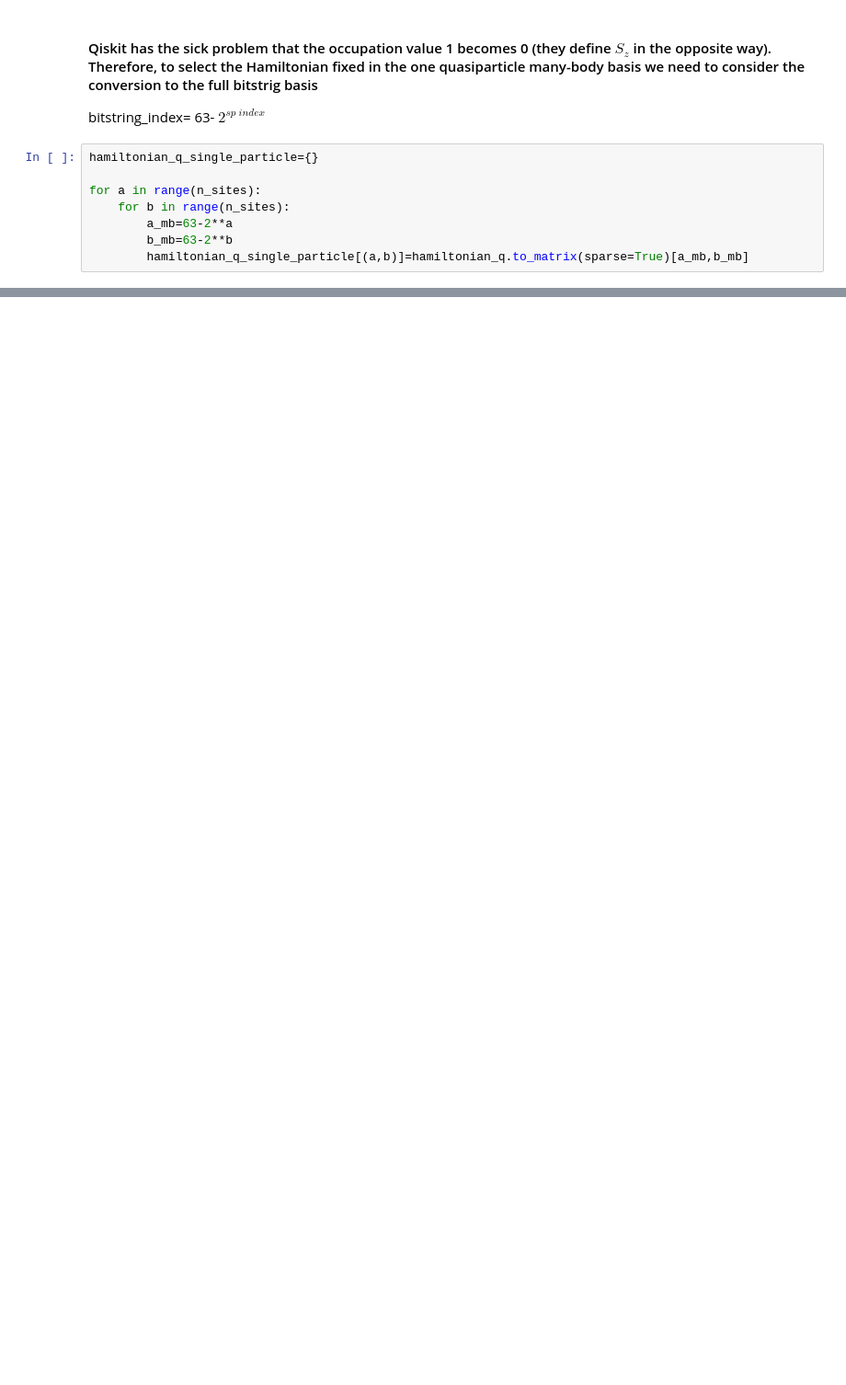
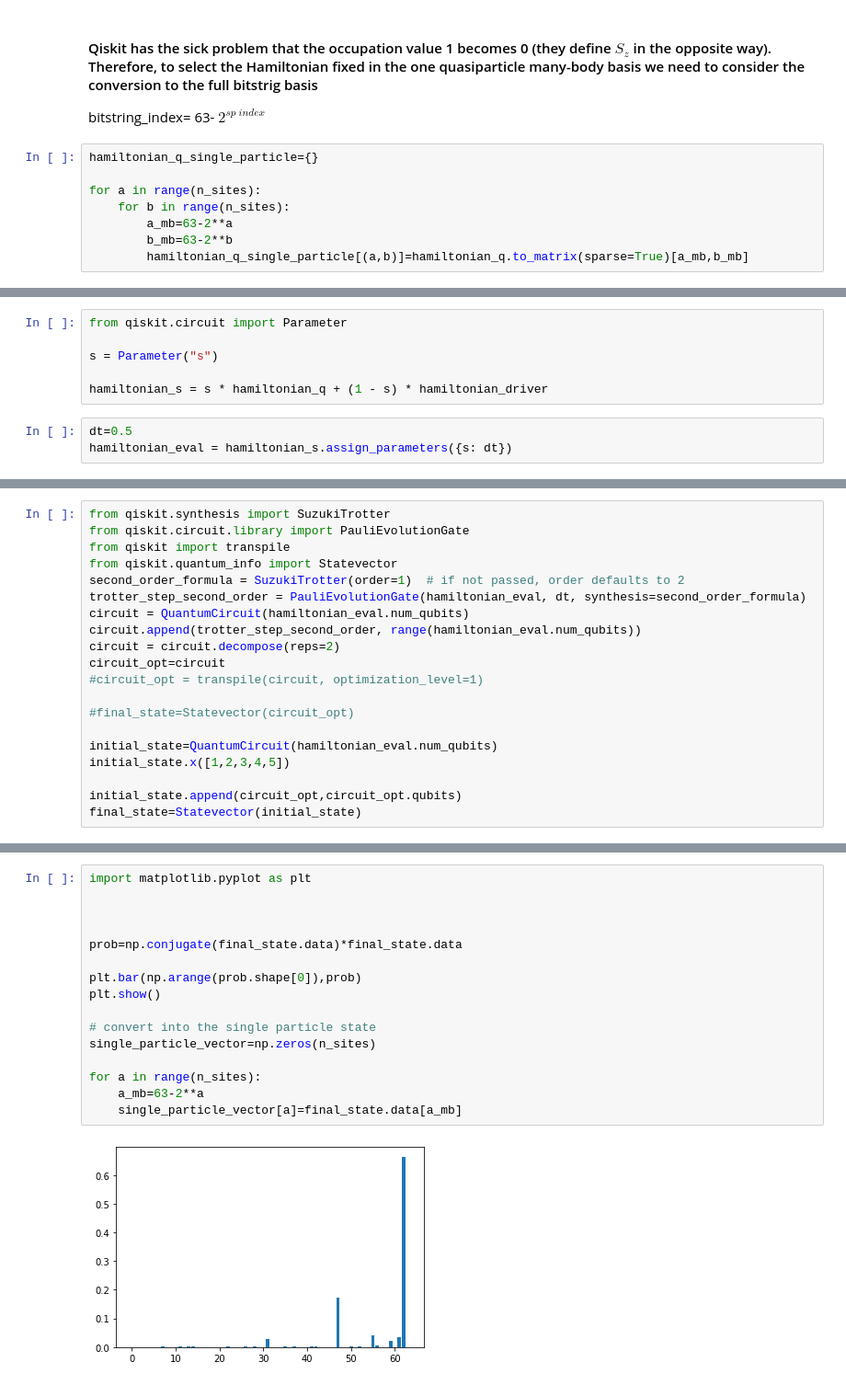
Before and after one commit to emacosta95/2nd_qa4nsm, a Jupyter notebook: ImplementationonQiskit.ipynb, the cells around one changed output, grey strips where cells are left out. Shown at 92% size. Cells and saved outputs as stored; diff of their text form; blank space fills up the shorter version.

```diff
--- a/ImplementationonQiskit.ipynb
+++ b/ImplementationonQiskit.ipynb
@@ -109,0 +143,9 @@ print(hamiltonian_q_single_particle[0,1]/2)
+# %%
+from qiskit.circuit import Parameter
+
+s = Parameter("s")
+
+hamiltonian_s = s * hamiltonian_q + (1 - s) * hamiltonian_driver
+# %%
+dt=0.5
+hamiltonian_eval = hamiltonian_s.assign_parameters({s: dt})
@@ -109,0 +170,20 @@ print(hamiltonian_q_single_particle[0,1]/2)
+# %%
+from qiskit.synthesis import SuzukiTrotter
+from qiskit.circuit.library import PauliEvolutionGate
+from qiskit import transpile
+from qiskit.quantum_info import Statevector
+second_order_formula = SuzukiTrotter(order=1)  # if not passed, order defaults to 2
+trotter_step_second_order = PauliEvolutionGate(hamiltonian_eval, dt, synthesis=second_order_formula)
+circuit = QuantumCircuit(hamiltonian_eval.num_qubits)
+circuit.append(trotter_step_second_order, range(hamiltonian_eval.num_qubits))
+circuit = circuit.decompose(reps=2)
+circuit_opt=circuit
+#circuit_opt = transpile(circuit, optimization_level=1)
+
+#final_state=Statevector(circuit_opt)
+
+initial_state=QuantumCircuit(hamiltonian_eval.num_qubits)
+initial_state.x([1,2,3,4,5])
+
+initial_state.append(circuit_opt,circuit_opt.qubits)
+final_state=Statevector(initial_state)
@@ -109,0 +253,18 @@ print(hamiltonian_q_single_particle[0,1]/2)
+# %%
+import matplotlib.pyplot as plt
+
+
+
+prob=np.conjugate(final_state.data)*final_state.data
+
+plt.bar(np.arange(prob.shape[0]),prob)
+plt.show()
+
+# convert into the single particle state
+single_particle_vector=np.zeros(n_sites)
+
+for a in range(n_sites):
+    a_mb=63-2**a
+    single_particle_vector[a]=final_state.data[a_mb]
+# %% [output]
+[figure, added]
```
Also changed, not shown: parts of 20 cells of this notebook, 3 other files.
